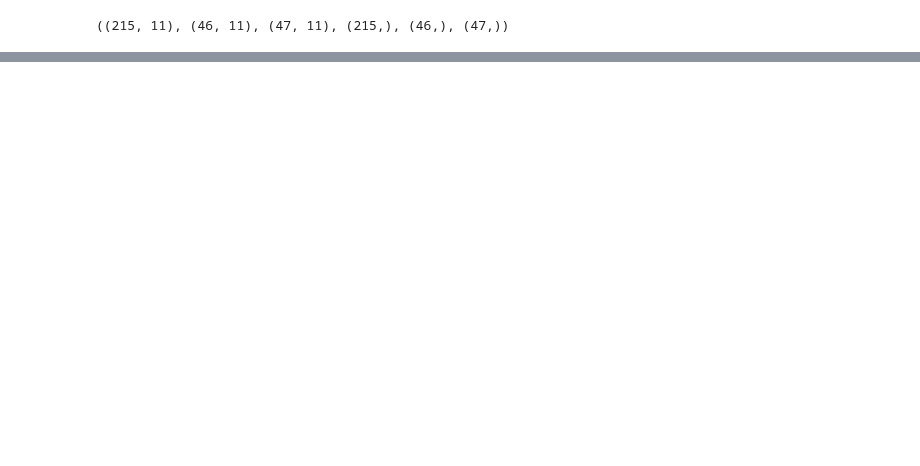
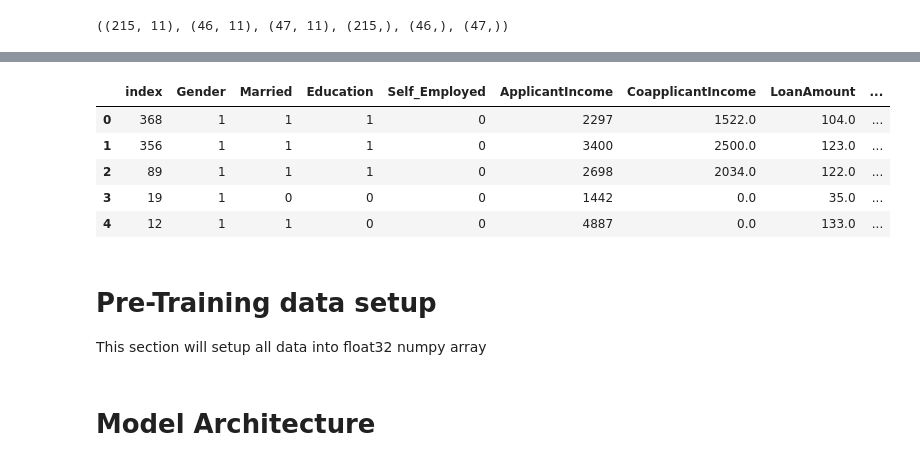
Before and after one commit to yosua-kristianto/fsharp-mldotnet, a Jupyter notebook: 20240313 - ANN Me/dojo.ipynb, the cells around one changed output, grey strips where cells are left out. Drawn from its saved outputs; the diff is of its cells as text; code cells hidden in the pictures; blank space fills up the shorter version.

```diff
--- a/20240313 - ANN Me/dojo.ipynb
+++ b/20240313 - ANN Me/dojo.ipynb
@@ -49,0 +75,35 @@ class ANNModel():
+# %%
+encoder = OneHotEncoder();
+columns_to_be_encoded = ["Property_Area", "Dependents"];
+encoder.fit(feature_train[columns_to_be_encoded]);
+
+for i, e in enumerate([feature_train, feature_test, feature_val]):
+
+    # Encode the train data first
+    encoded_property_area = pandas.DataFrame(
+        encoder.transform(e[columns_to_be_encoded]).toarray(),
+        columns = encoder.get_feature_names_out()
+    );
+
+    e = e.reset_index();
+    e = pandas.concat([e, encoded_property_area], axis = 1);
+
+    # Drop the original Property_Area column
+    e = e.drop(columns = columns_to_be_encoded);
+
+    if(i == 0):
+        feature_train = e;
+    elif(i == 1):
+        feature_test = e;
+    else:
+        feature_val = e;
+
+
+feature_train.head()
+# %% [output]
+|  | index | Gender | Married | Education | Self_Employed | ApplicantIncome | CoapplicantIncome | LoanAmount | ... |
+| 0 | 368 | 1 | 1 | 1 | 0 | 2297 | 1522.0 | 104.0 | ... |
+| 1 | 356 | 1 | 1 | 1 | 0 | 3400 | 2500.0 | 123.0 | ... |
+| 2 | 89 | 1 | 1 | 1 | 0 | 2698 | 2034.0 | 122.0 | ... |
+| 3 | 19 | 1 | 0 | 0 | 0 | 1442 | 0.0 | 35.0 | ... |
+| 4 | 12 | 1 | 1 | 0 | 0 | 4887 | 0.0 | 133.0 | ... |
@@ -49,0 +117,4 @@ class ANNModel():
+# %% [markdown]
+# Pre-Training data setup
+
+This section will setup all data into float32 numpy array
@@ -49,0 +128,2 @@ class ANNModel():
+# %% [markdown]
+# Model Architecture
```
Also changed, not shown: parts of 11 cells of this notebook, 2 other files.
